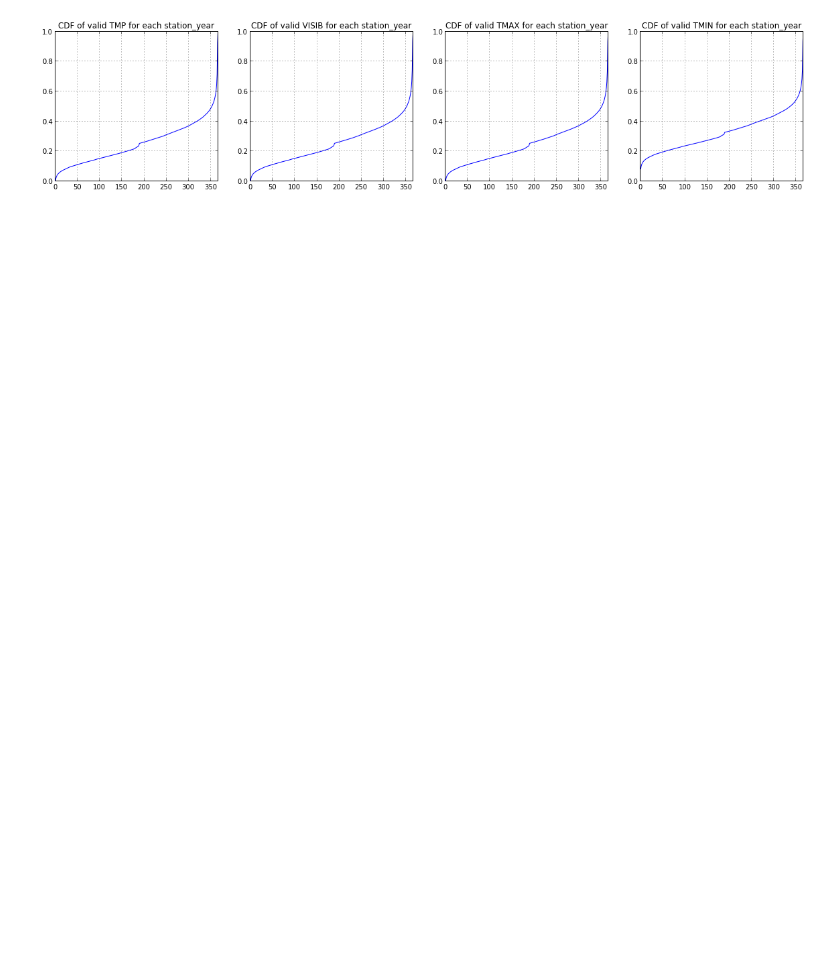
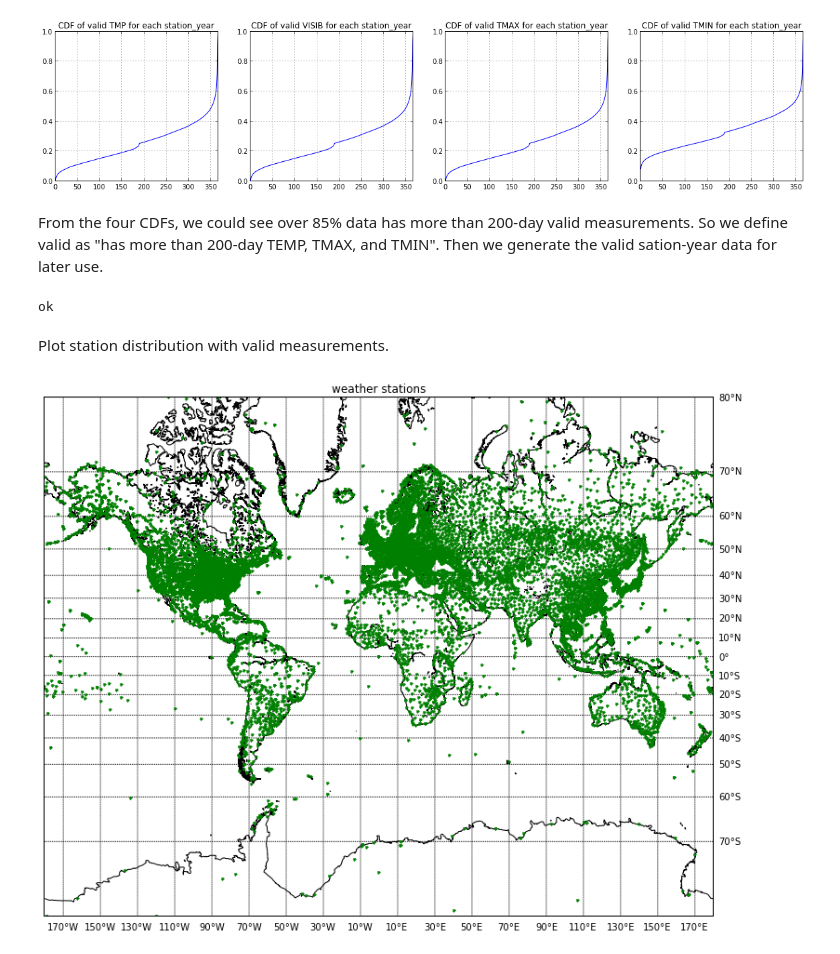
Before and after one commit to stream101/bigdata_final, a Jupyter notebook: NCDC data filtering.ipynb, the cells around one changed output. Cells and saved outputs as stored; diff of their text form; code cells hidden in the pictures; blank space fills up the shorter version.

Commit message:
modify data filtering notebook

```diff
--- a/NCDC data filtering.ipynb
+++ b/NCDC data filtering.ipynb
@@ -271,3 +282,5 @@ if __name__=='__main__':
     main()
 # %% [output]
 [figure]
+# %% [markdown]
+From the four CDFs, we could see over 85% data has more than 200-day valid measurements. So we define valid as "has more than 200-day TEMP, TMAX, and TMIN". Then we generate the valid sation-year data for later use.
@@ -273,0 +328,70 @@ if __name__=='__main__':
+# %%
+def main():
+    valid_stations = {}
+    styearFile = open('/home/ubuntu/UCSD_BigData/data/weather/ncdc/valid_station_year.csv', 'rb')
+    st_year = csv.reader(styearFile)
+    for line in st_year:
+        try:
+            st = line[0]
+            year = int(line[1])
+            if st in valid_stations:
+                valid_stations[st].append(year)
+            else:
+                valid_stations[st] = [year]
+        except Exception as e:
+            pass
+    styearFile.close()
+    stationFile = open('/home/ubuntu/UCSD_BigData/data/weather/ncdc/ish-history.csv', 'rb')
+    stations = csv.reader(stationFile)
+    stationMerge = open('/home/ubuntu/UCSD_BigData/data/weather/ncdc/station_merge.csv', 'w')
+    writer = csv.writer(stationMerge)
+    for each in stations:
+        station = each[0].strip('"')
+        if station in valid_stations:
+            row = [station, each[3], each[5], each[7], each[8]]  # station, country, state, lat, lon, list of valid years
+            row = row + valid_stations[station]
+            writer.writerow(row)
+    stationFile.close()
+    stationMerge.close()
+    print 'ok'
+
+if __name__=='__main__':
+    main()
+# %% [output]
+ok
+# %% [markdown]
+Plot station distribution with valid measurements.
+# %%
+from mpl_toolkits.basemap import Basemap
+import numpy as np
+import matplotlib.pyplot as plt
+
+lons = []
+lats = []
+f = open('/home/ubuntu/UCSD_BigData/data/weather/ncdc/station_merge.csv', 'rb')
+reader = csv.reader(f)
+for line in reader:
+    try:
+        lats.append(float(line[3])/1000)
+        lons.append(float(line[4])/1000)
+    except Exception as e:
+        pass
+f.close()
+
+lonmin=-180;lonmax=180;latsmin=-80;latsmax=80;
+plt.figure(figsize=(15,10),dpi=300)
+m = Basemap(projection='merc',llcrnrlat=latsmin,urcrnrlat=latsmax,\
+            llcrnrlon=lonmin,urcrnrlon=lonmax,lat_ts=20,resolution='i')
+m.drawcoastlines()
+
+# draw parallels and meridians.
+parallels = np.arange(-80,81,10.)
+m.drawparallels(parallels,labels=[False,True,True,False])
+meridians = np.arange(10.,351.,20.)
+m.drawmeridians(meridians,labels=[True,False,False,True])
+x, y = m(lons,lats)
+m.plot(x,y,'g.')
+plt.title('weather stations')
+plt.show()
+# %% [output]
+[figure, added]
```
Also changed, not shown: parts of 7 cells of this notebook.
